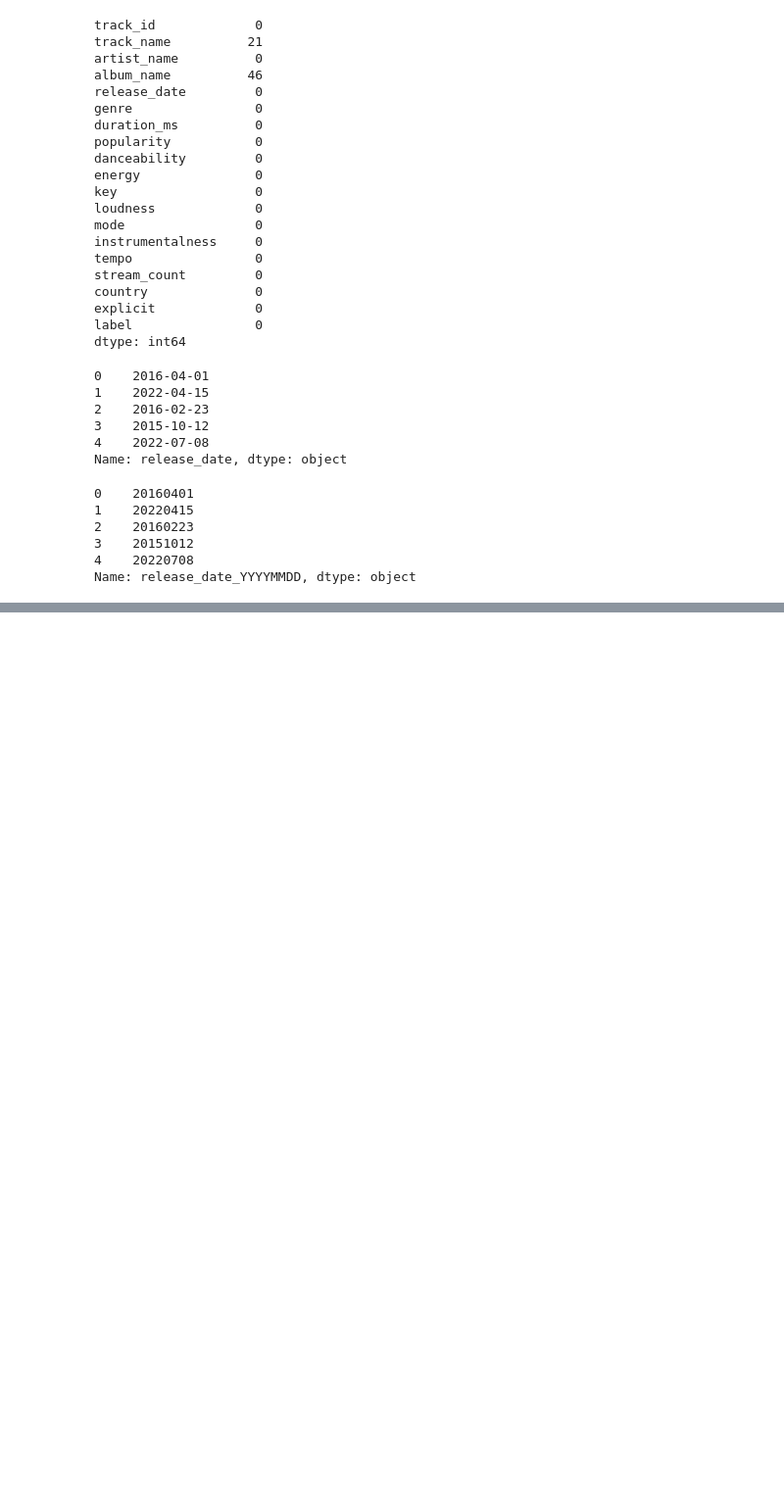
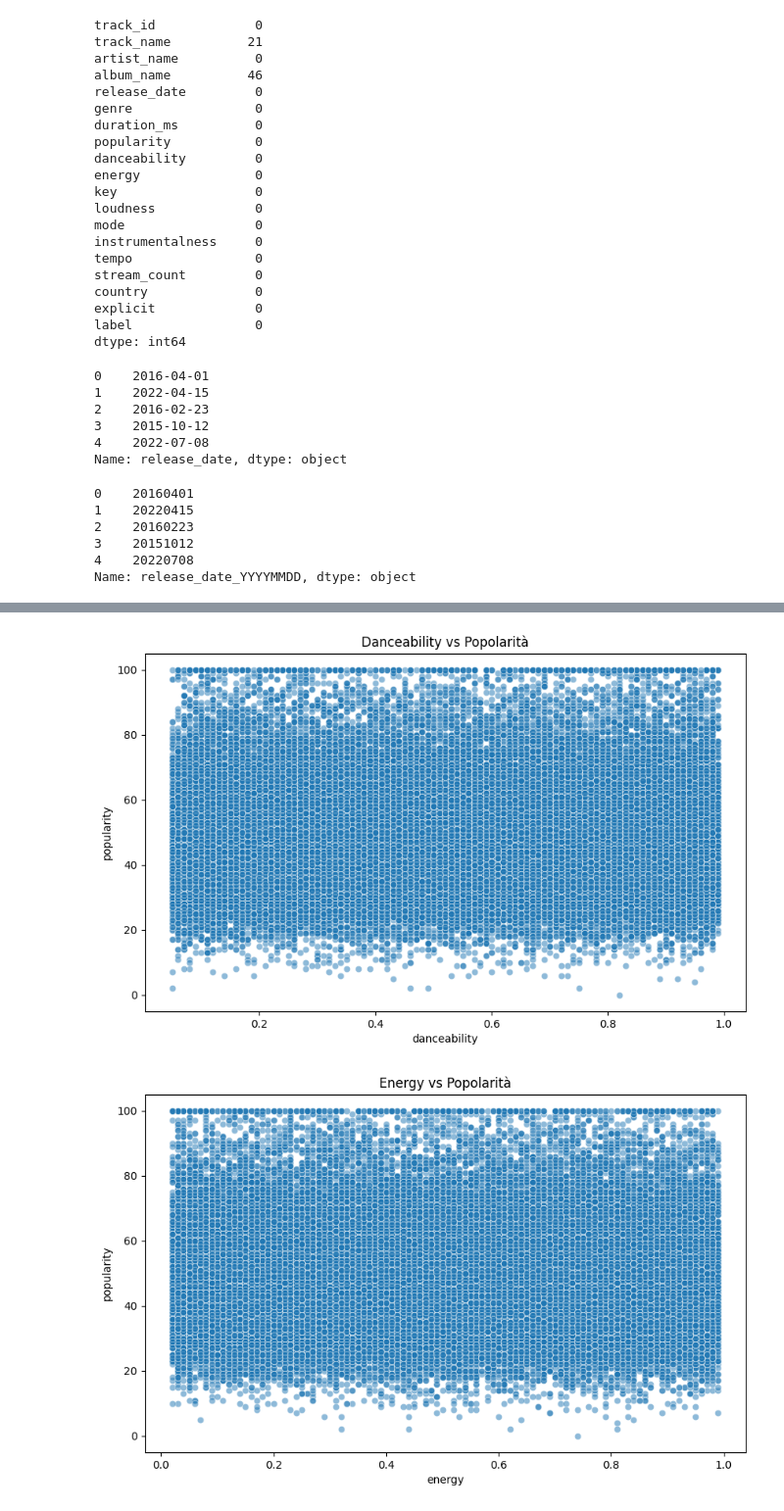
Before and after one commit to Luddachan/RepoSpotify_AnnaAntoRosy, a Jupyter notebook: analisi.ipynb, the cells around one changed output, grey strips where cells are left out. Shown at 98% size. Drawn from its saved outputs; the diff is of its cells as text; code cells hidden in the pictures; blank space fills up the shorter version.

```diff
--- a/analisi.ipynb
+++ b/analisi.ipynb
@@ -108,0 +157,15 @@ Name: release_date_YYYYMMDD, dtype: object
+# %%
+#relazione feature- popolarità:
+
+features = ['danceability', 'energy', 'tempo', 'instrumentalness']
+
+for feat in features:
+    plt.figure(figsize=(10,6))
+    sns.scatterplot(data=df, x=feat, y='popularity', alpha=0.5)
+    plt.title(f'{feat.capitalize()} vs Popolarità')
+    plt.xlabel(feat)
+    plt.ylabel('popularity')
+plt.show()
+# %% [output]
+[figure, added]
+[figure, added]
```
Also changed, not shown: parts of 7 cells of this notebook, 1 other file.
